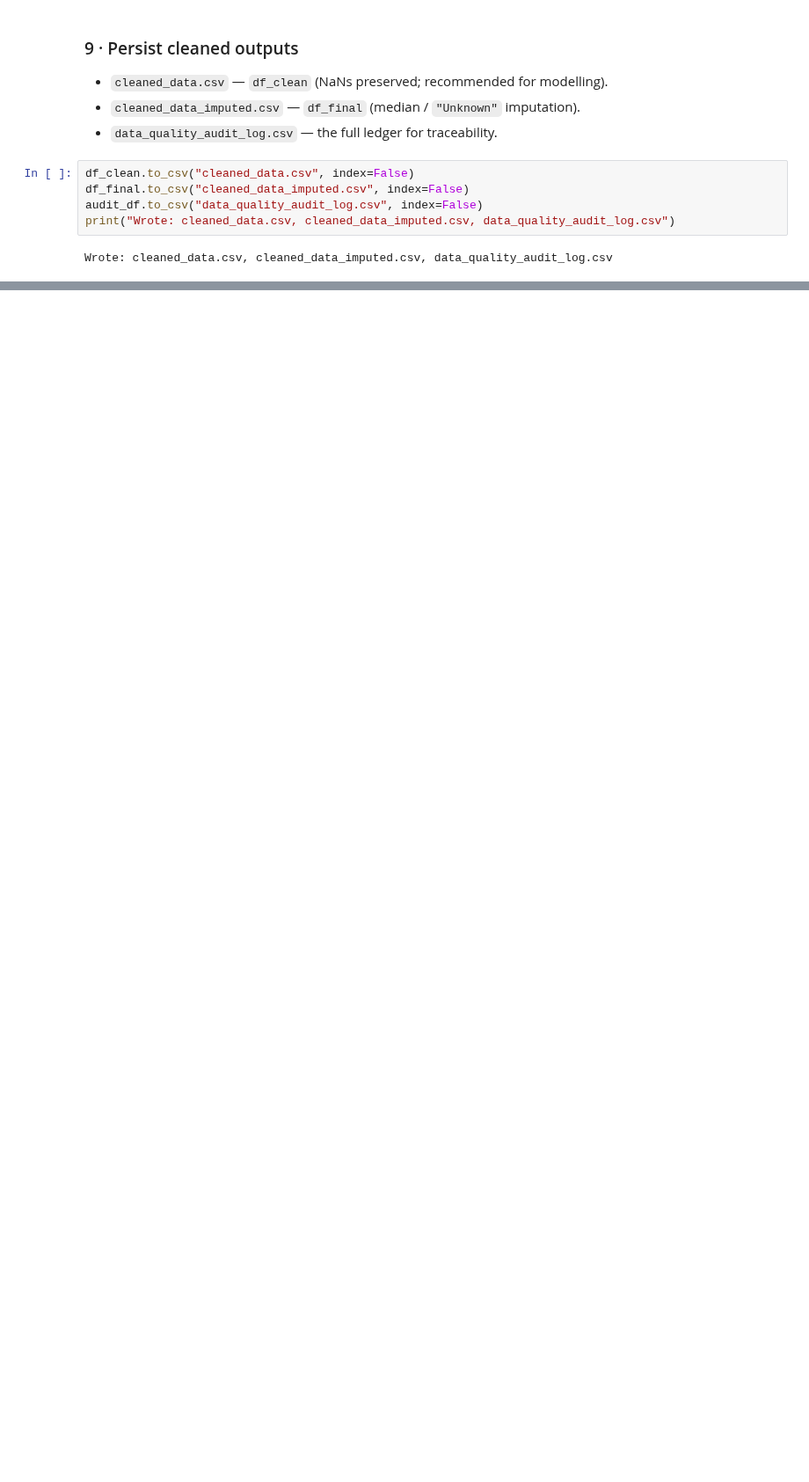
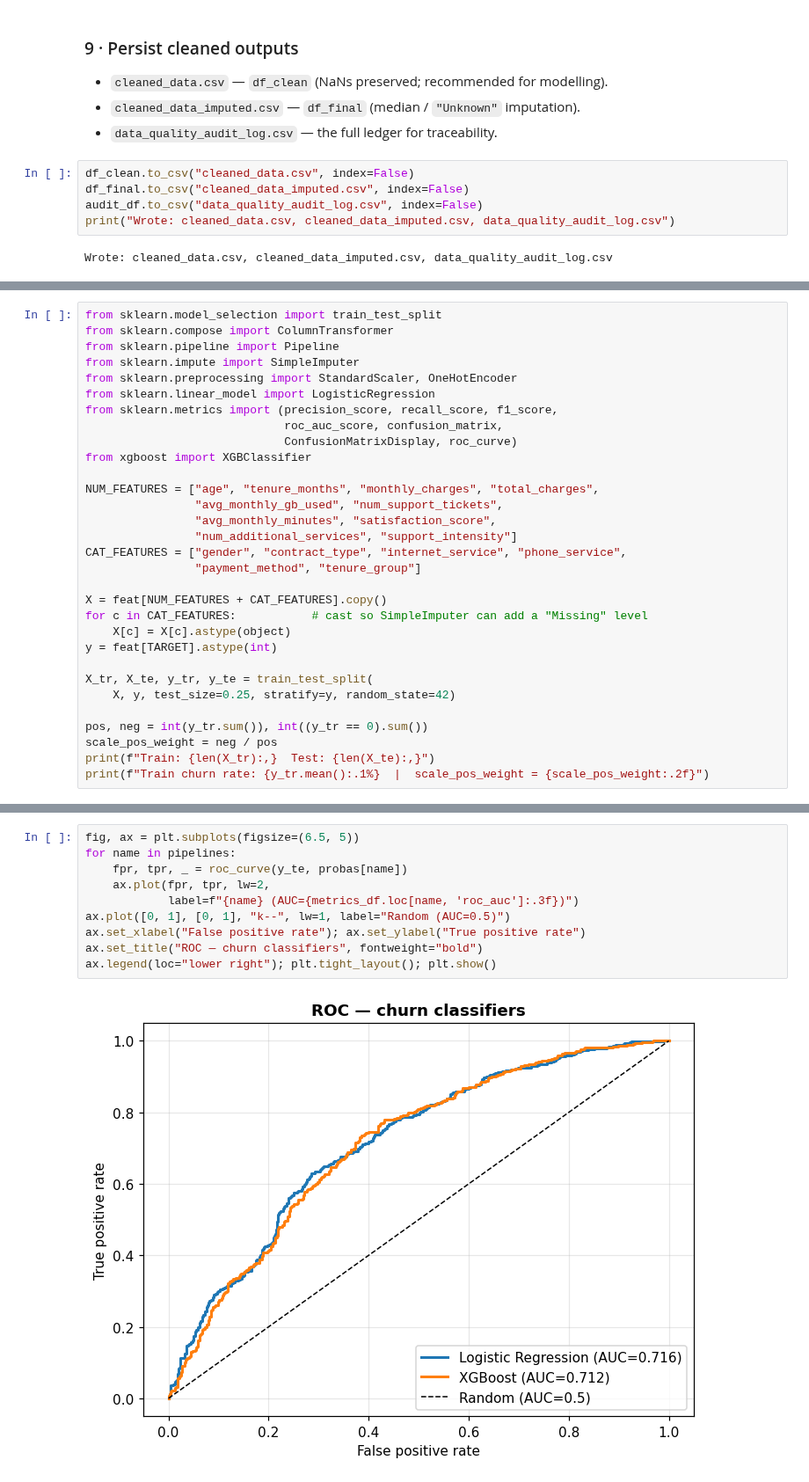
Before and after one commit to afsalbadarudeen/AI-ML-Assessment, a Jupyter notebook: teleconnect_assessment.ipynb, the cells around one changed output, grey strips where cells are left out. Shown at 88% size. Saved outputs shown, nothing was run; the diff lists cells and outputs as text; blank space fills up the shorter version.

```diff
--- a/teleconnect_assessment.ipynb
+++ b/teleconnect_assessment.ipynb
@@ -543,0 +875,31 @@ Wrote: cleaned_data.csv, cleaned_data_imputed.csv, data_quality_audit_log.csv
+# %%
+from sklearn.model_selection import train_test_split
+from sklearn.compose import ColumnTransformer
+from sklearn.pipeline import Pipeline
+from sklearn.impute import SimpleImputer
+from sklearn.preprocessing import StandardScaler, OneHotEncoder
+from sklearn.linear_model import LogisticRegression
+from sklearn.metrics import (precision_score, recall_score, f1_score,
+                             roc_auc_score, confusion_matrix,
+                             ConfusionMatrixDisplay, roc_curve)
+from xgboost import XGBClassifier
+
+NUM_FEATURES = ["age", "tenure_months", "monthly_charges", "total_charges",
+                "avg_monthly_gb_used", "num_support_tickets",
+                "avg_monthly_minutes", "satisfaction_score",
+                "num_additional_services", "support_intensity"]
+CAT_FEATURES = ["gender", "contract_type", "internet_service", "phone_service",
+                "payment_method", "tenure_group"]
+
+X = feat[NUM_FEATURES + CAT_FEATURES].copy()
+for c in CAT_FEATURES:           # cast so SimpleImputer can add a "Missing" level
+    X[c] = X[c].astype(object)
+y = feat[TARGET].astype(int)
+
+X_tr, X_te, y_tr, y_te = train_test_split(
+    X, y, test_size=0.25, stratify=y, random_state=42)
+
+pos, neg = int(y_tr.sum()), int((y_tr == 0).sum())
+scale_pos_weight = neg / pos
+print(f"Train: {len(X_tr):,}  Test: {len(X_te):,}")
+print(f"Train churn rate: {y_tr.mean():.1%}  |  scale_pos_weight = {scale_pos_weight:.2f}")
@@ -543,0 +1056,12 @@ Wrote: cleaned_data.csv, cleaned_data_imputed.csv, data_quality_audit_log.csv
+# %%
+fig, ax = plt.subplots(figsize=(6.5, 5))
+for name in pipelines:
+    fpr, tpr, _ = roc_curve(y_te, probas[name])
+    ax.plot(fpr, tpr, lw=2,
+            label=f"{name} (AUC={metrics_df.loc[name, 'roc_auc']:.3f})")
+ax.plot([0, 1], [0, 1], "k--", lw=1, label="Random (AUC=0.5)")
+ax.set_xlabel("False positive rate"); ax.set_ylabel("True positive rate")
+ax.set_title("ROC — churn classifiers", fontweight="bold")
+ax.legend(loc="lower right"); plt.tight_layout(); plt.show()
+# %% [output]
+[figure, added]
```
Also changed, not shown: parts of 36 cells of this notebook, 2 other files.
